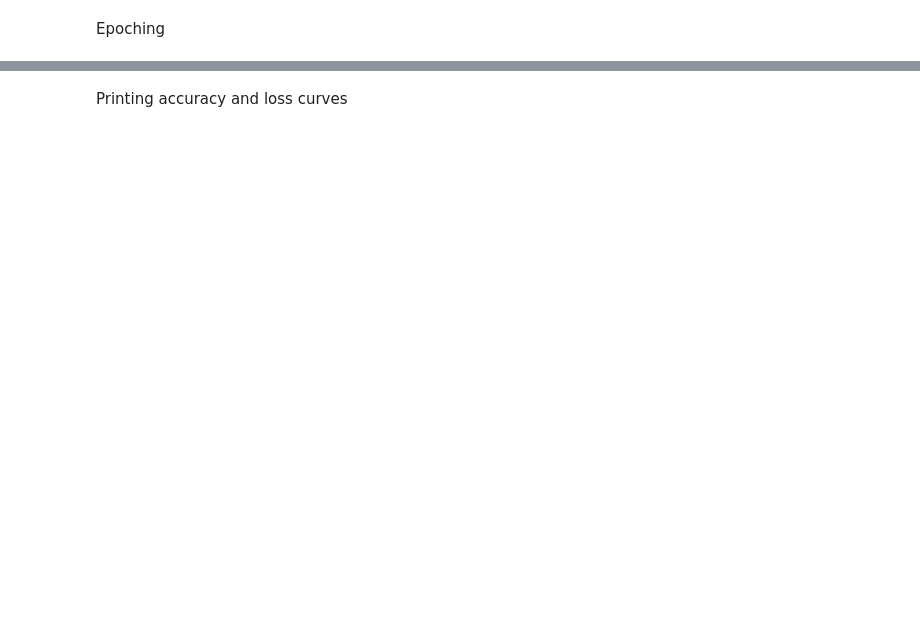
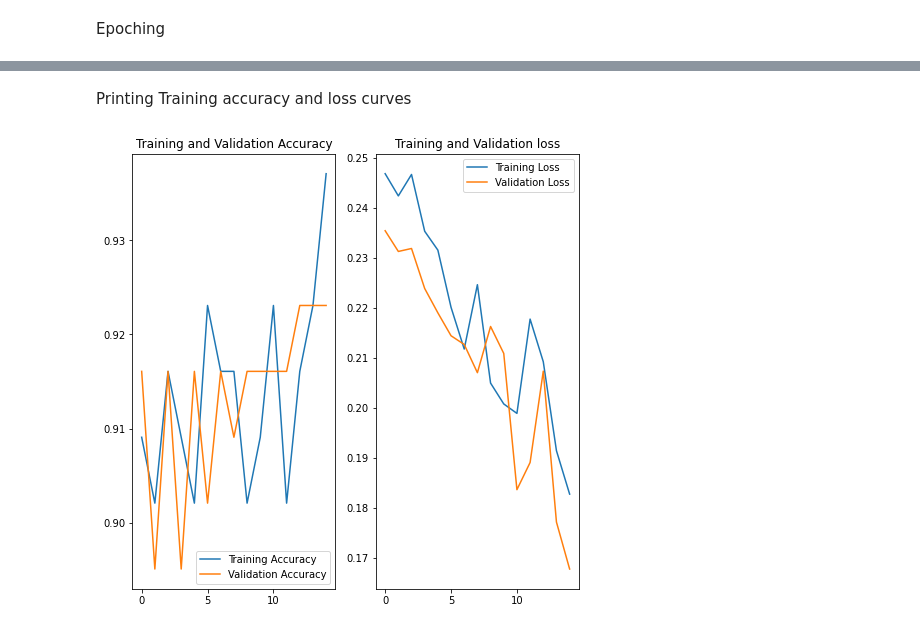
Before and after one commit to pirumba/deeplearning, a Jupyter notebook: Chest_opacity.ipynb, the cells around one changed output, grey strips where cells are left out. Drawn from its saved outputs; the diff is of its cells as text; code cells hidden in the pictures; blank space fills up the shorter version.

Commit message:
Printing Training accuracy and loss curves

```diff
--- a/Chest_opacity.ipynb
+++ b/Chest_opacity.ipynb
@@ -156,7 +156,7 @@ _________________________________________________________________
 # %% [markdown]
 Epoching
 # %%
-epochs=10
+epochs=15
 history = model.fit(
 normalized_valid_ds,
 validation_data =normalized_valid_ds,
@@ -186,24 +183,26 @@ Epoch 10/10
 # %% [markdown]
-Printing accuracy and loss curves
+Printing Training  accuracy and loss curves
 # %%
 acc = history.history['accuracy']
 val_acc = history.history['val_accuracy']
 
 loss = history.history['loss']
 val_loss = history.history['val_loss']
 
 epochs_range =range(epochs)
 plt.figure(figsize=(8, 8))
 
-#plt.subplot(1, 2, 1)
-#plt.plot(epochs_range, acc, label = 'Training Accuracy')
-#plt.plot(epochs_range, val_acc, label='Validation Accuracy')
-#plt.legend(loc = 'lower right')
-#plt.title('Training and Validation Accuracy')
+plt.subplot(1, 2, 1)
+plt.plot(epochs_range, acc, label = 'Training Accuracy')
+plt.plot(epochs_range, val_acc, label='Validation Accuracy')
+plt.legend(loc = 'lower right')
+plt.title('Training and Validation Accuracy')
 
-#plt.subplot(1, 2, 2)
-#plt.plot(epochs_range, loss, label='Training Loss')
-#plt.plot(epochs_range, val_loss, label = 'Validation Loss')
-#plt.legend(loc = 'upper right')
-#plt.title('Training and Validation loss')
-#plt.show()
+plt.subplot(1, 2, 2)
+plt.plot(epochs_range, loss, label='Training Loss')
+plt.plot(epochs_range, val_loss, label = 'Validation Loss')
+plt.legend(loc = 'upper right')
+plt.title('Training and Validation loss')
+plt.show()
+# %% [output]
+[figure, added]
```
Also changed, not shown: parts of 4 cells of this notebook.
